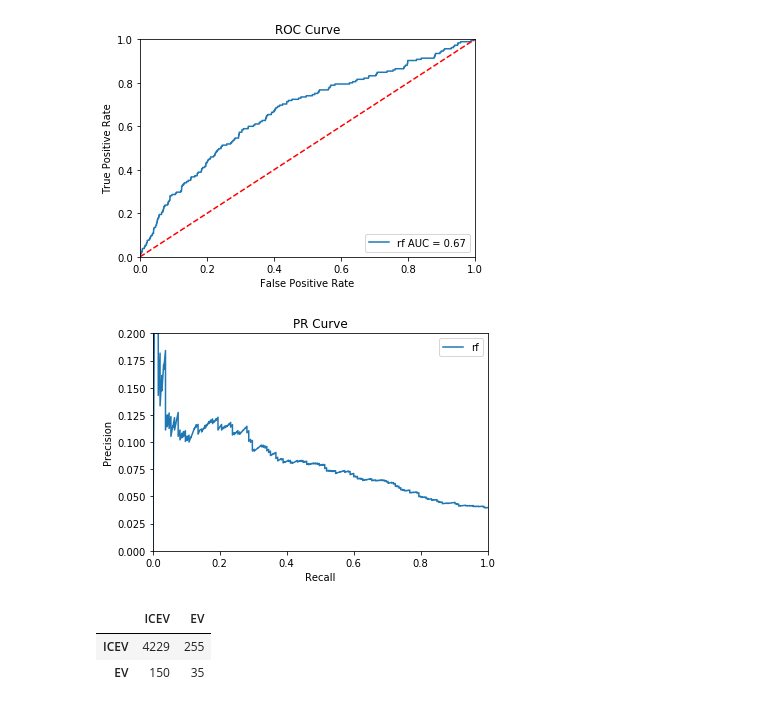
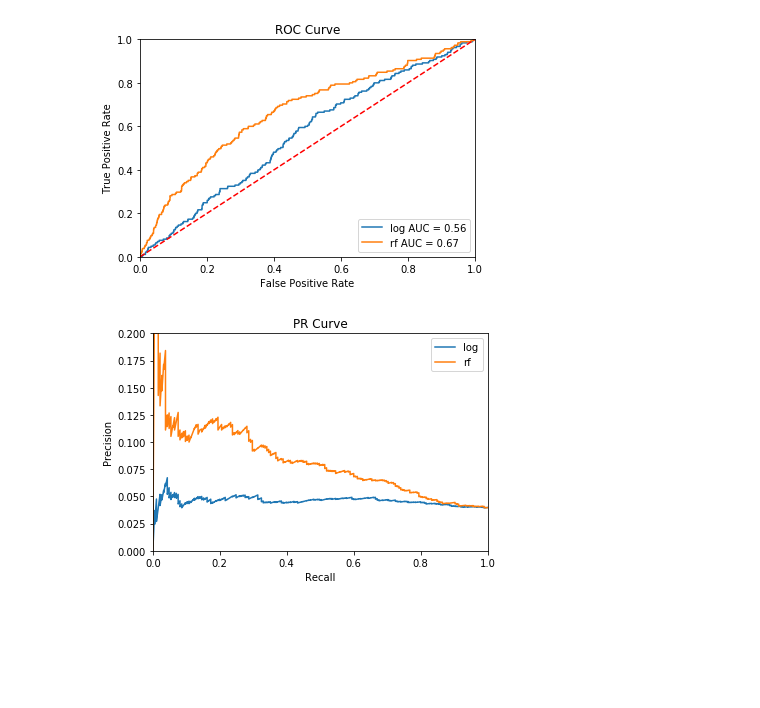
Before and after one commit to KoralleB/CA_Vehicle, a Jupyter notebook: notebook/ModelPlots.ipynb, the cells around one changed output. Cells and saved outputs as stored; diff of their text form; code cells hidden in the pictures; blank space fills up the shorter version.

```diff
--- a/notebook/ModelPlots.ipynb
+++ b/notebook/ModelPlots.ipynb
@@ -13,29 +13,27 @@ from model_plot import pr_plot
 from model_plot import conf_mat
 from model_plot import var_imp
 # %%
-fpr_rf, tpr_rf = np.load('../export_files/fpr_rf.npy'),np.load('../export_files/tpr_rf.npy')
-roc_auc_rf = np.load('../export_files/roc_auc_rf.npy')
+fpr_log, tpr_log = np.load('../output_files/fpr_log.npy'),np.load('../output_files/tpr_log.npy')
+roc_auc_log = np.load('../output_files/roc_auc_log.npy')
 
-label = ['rf']
-fpr = [fpr_rf]
-tpr = [tpr_rf]
-roc_auc = [roc_auc_rf]
+fpr_rf, tpr_rf = np.load('../output_files/fpr_rf.npy'),np.load('../output_files/tpr_rf.npy')
+roc_auc_rf = np.load('../output_files/roc_auc_rf.npy')
+
+label = ['log','rf']
+fpr = [fpr_log,fpr_rf]
+tpr = [tpr_log,tpr_rf]
+roc_auc = [roc_auc_log,roc_auc_rf]
 roc_plot(label,fpr,tpr,roc_auc)
 # %% [output]
-[figure, old version]
+[figure, new version]
 # %%
-precision_rf, recall_rf = np.load('../export_files/precision_rf.npy'),np.load('../export_files/recall_rf.npy')
+precision_log, recall_log = np.load('../output_files/precision_log.npy'),np.load('../output_files/recall_log.npy')
+precision_rf, recall_rf = np.load('../output_files/precision_rf.npy'),np.load('../output_files/recall_rf.npy')
 
-label_pr = ['rf']
-recall = [recall_rf]
-precision = [precision_rf]
+label_pr = ['log','rf']
+recall = [recall_log,recall_rf]
+precision = [precision_log,precision_rf]
 
 pr_plot(label_pr,recall,precision)
 # %% [output]
-[figure, old version]
+[figure, new version]
-# %%
-conf_mat(np.load('../export_files/cm_rf.npy'))
-# %% [output]
-|  | ICEV | EV |
-| ICEV | 4229 | 255 |
-| EV | 150 | 35 |
```
Also changed, not shown: parts of 6 cells of this notebook, 6 other files.
